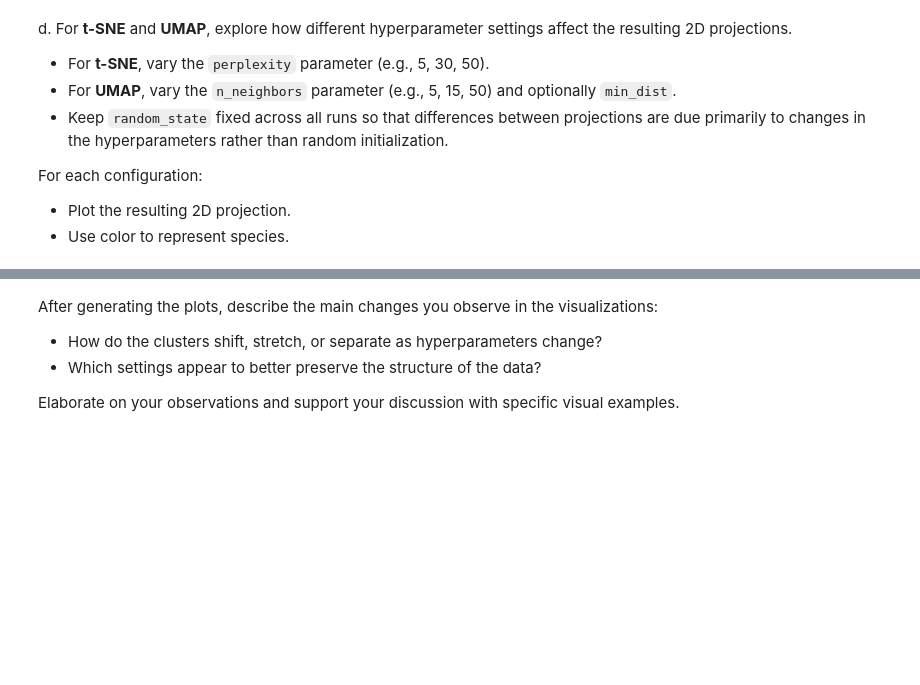
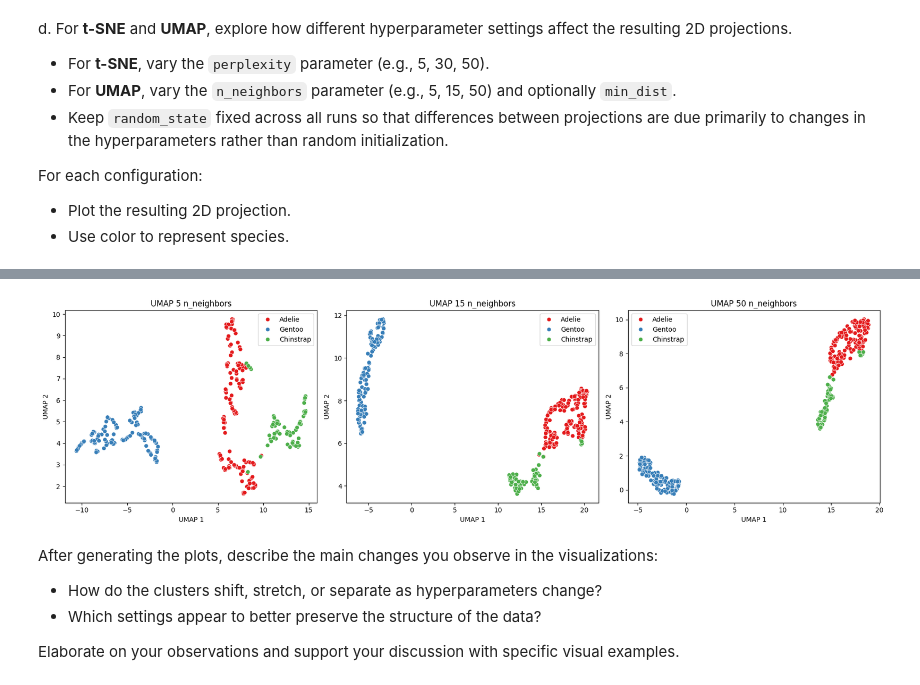
Before and after one commit to yxf9tv/03-tnse-and-umap, a Jupyter notebook: 03-tsne-and-umap.ipynb, the cells around one changed output, grey strips where cells are left out. Cells and saved outputs as stored; diff of their text form; code cells hidden in the pictures; blank space fills up the shorter version.

```diff
--- a/03-tsne-and-umap.ipynb
+++ b/03-tsne-and-umap.ipynb
@@ -182,3 +224,21 @@ For each configuration:
+# %%
+embeddings = {
+    "UMAP 5 n_neighbors": umap.UMAP(n_components=2, n_neighbors = 5, random_state=42).fit_transform(scaled_penguin_data),
+    "UMAP 15 n_neighbors": umap.UMAP(n_components=2, n_neighbors = 15, random_state=42).fit_transform(scaled_penguin_data),
+    "UMAP 50 n_neighbors": umap.UMAP(n_components=2, n_neighbors = 50, random_state=42).fit_transform(scaled_penguin_data),
+}
+
+fig, axes = plt.subplots(1, 3, figsize=(18, 5))
+for ax, (name, emb) in zip(axes, embeddings.items()):
+    sns.scatterplot(x=emb[:, 0], y=emb[:, 1], hue=penguins["species"].values,
+                    palette="Set1", s=40, ax=ax)
+    ax.set_title(f"{name}")
+    ax.set_xlabel("UMAP 1")
+    ax.set_ylabel("UMAP 2")
+plt.tight_layout()
+plt.show()
+# %% [output]
+[figure, added]
 # %% [markdown]
 After generating the plots, describe the main changes you observe in the visualizations:
 - How do the clusters shift, stretch, or separate as hyperparameters change?
```
Also changed, not shown: parts of 7 cells of this notebook.
